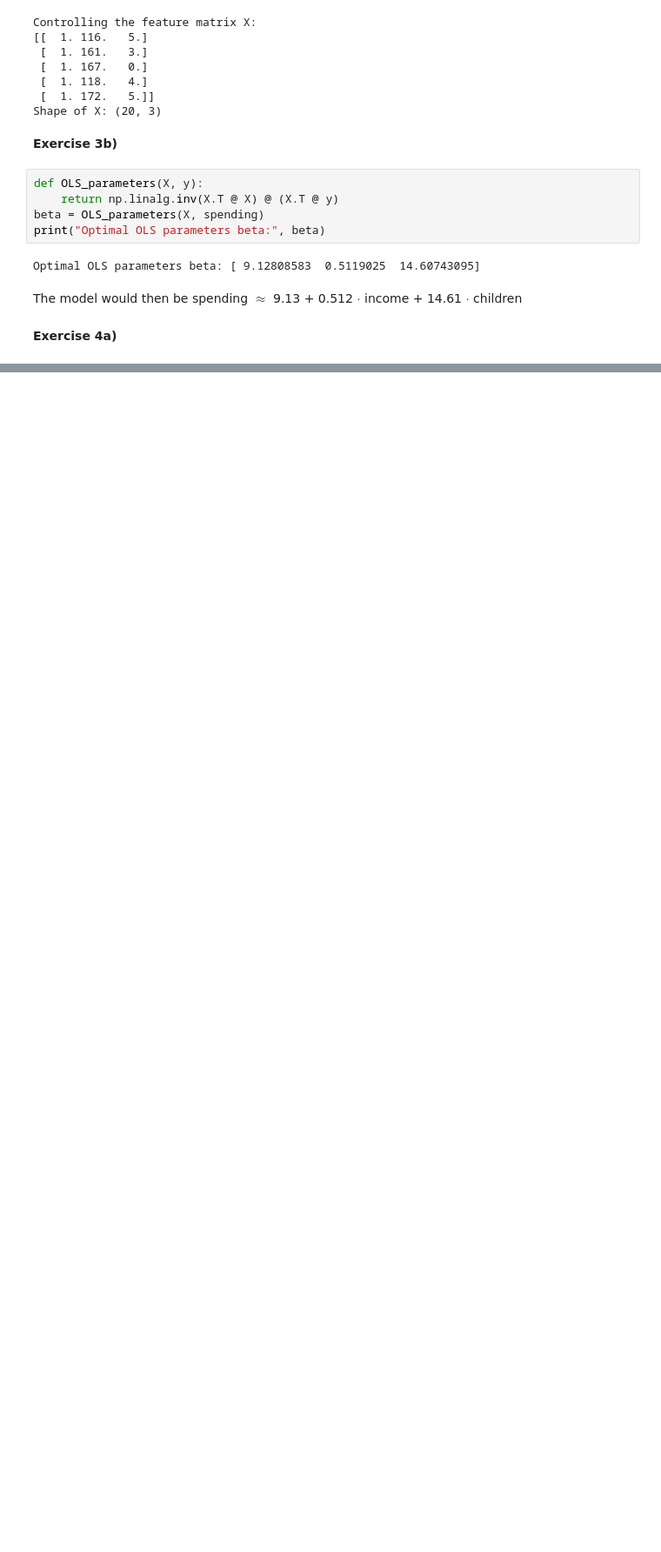
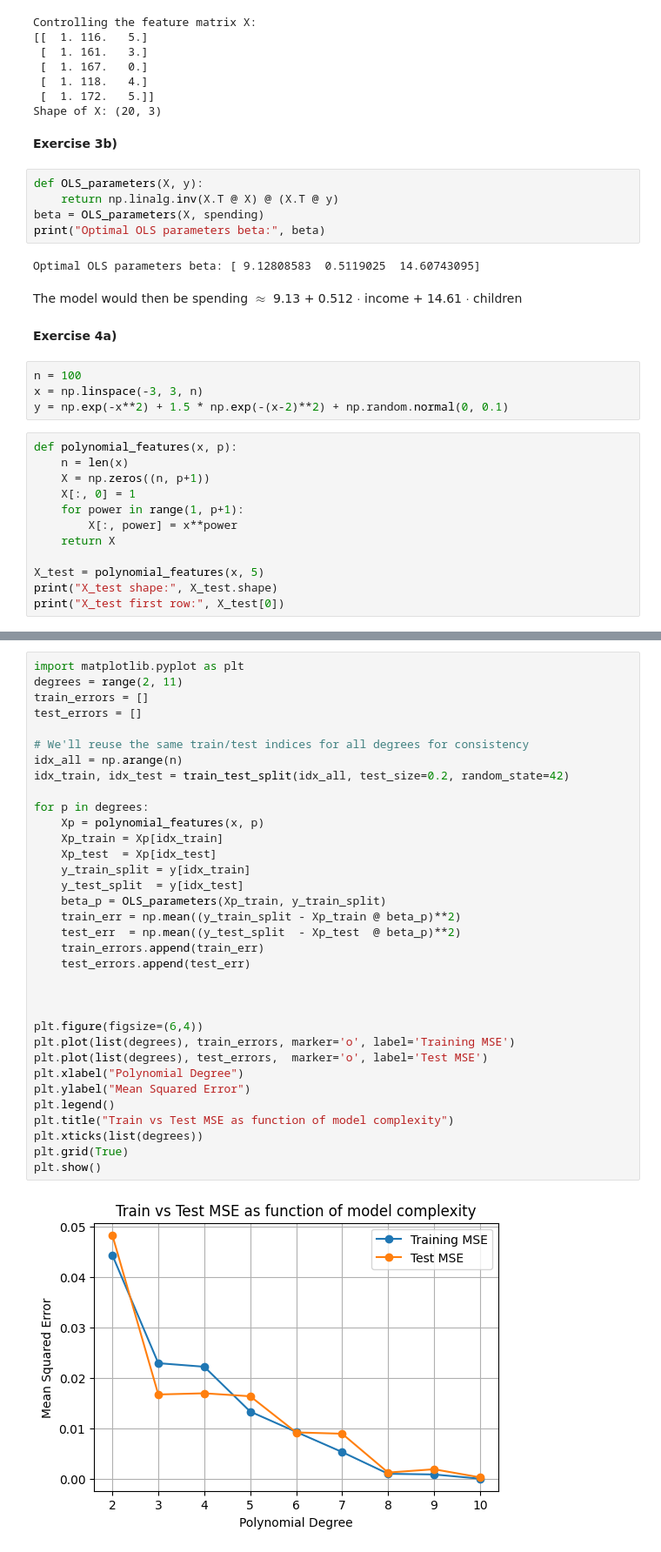
Before and after one commit to olamaa/FYS-STK, a Jupyter notebook: Week35.ipynb, the cells around one changed output, grey strips where cells are left out. Shown at 87% size. Saved outputs shown, nothing was run; the diff lists cells and outputs as text; blank space fills up the shorter version.

```diff
--- a/Week35.ipynb
+++ b/Week35.ipynb
@@ -84,3 +84,19 @@ The model would then be </br>
 spending $\approx$ 9.13 + 0.512 $\cdot$ income + 14.61 $\cdot$ children
 # %% [markdown]
 <b>Exercise 4a)</b><br/>
+# %%
+n = 100
+x = np.linspace(-3, 3, n)
+y = np.exp(-x**2) + 1.5 * np.exp(-(x-2)**2) + np.random.normal(0, 0.1)
+# %%
+def polynomial_features(x, p):
+    n = len(x)
+    X = np.zeros((n, p+1))
+    X[:, 0] = 1
+    for power in range(1, p+1):
+        X[:, power] = x**power
+    return X
+
+X_test = polynomial_features(x, 5)
+print("X_test shape:", X_test.shape)
+print("X_test first row:", X_test[0])
@@ -86,0 +140,36 @@ spending $\approx$ 9.13 + 0.512 $\cdot$ income + 14.61 $\cdot$ children
+# %%
+import matplotlib.pyplot as plt
+degrees = range(2, 11)
+train_errors = []
+test_errors = []
+
+# We'll reuse the same train/test indices for all degrees for consistency
+idx_all = np.arange(n)
+idx_train, idx_test = train_test_split(idx_all, test_size=0.2, random_state=42)
+
+for p in degrees:
+    Xp = polynomial_features(x, p)
+    Xp_train = Xp[idx_train]
+    Xp_test  = Xp[idx_test]
+    y_train_split = y[idx_train]
+    y_test_split  = y[idx_test]
+    beta_p = OLS_parameters(Xp_train, y_train_split)
+    train_err = np.mean((y_train_split - Xp_train @ beta_p)**2)
+    test_err  = np.mean((y_test_split  - Xp_test  @ beta_p)**2)
+    train_errors.append(train_err)
+    test_errors.append(test_err)
+
+
+
+plt.figure(figsize=(6,4))
+plt.plot(list(degrees), train_errors, marker='o', label='Training MSE')
+plt.plot(list(degrees), test_errors,  marker='o', label='Test MSE')
+plt.xlabel("Polynomial Degree")
+plt.ylabel("Mean Squared Error")
+plt.legend()
+plt.title("Train vs Test MSE as function of model complexity")
+plt.xticks(list(degrees))
+plt.grid(True)
+plt.show()
+# %% [output]
+[figure, added]
```
Also changed, not shown: parts of 14 cells of this notebook.
